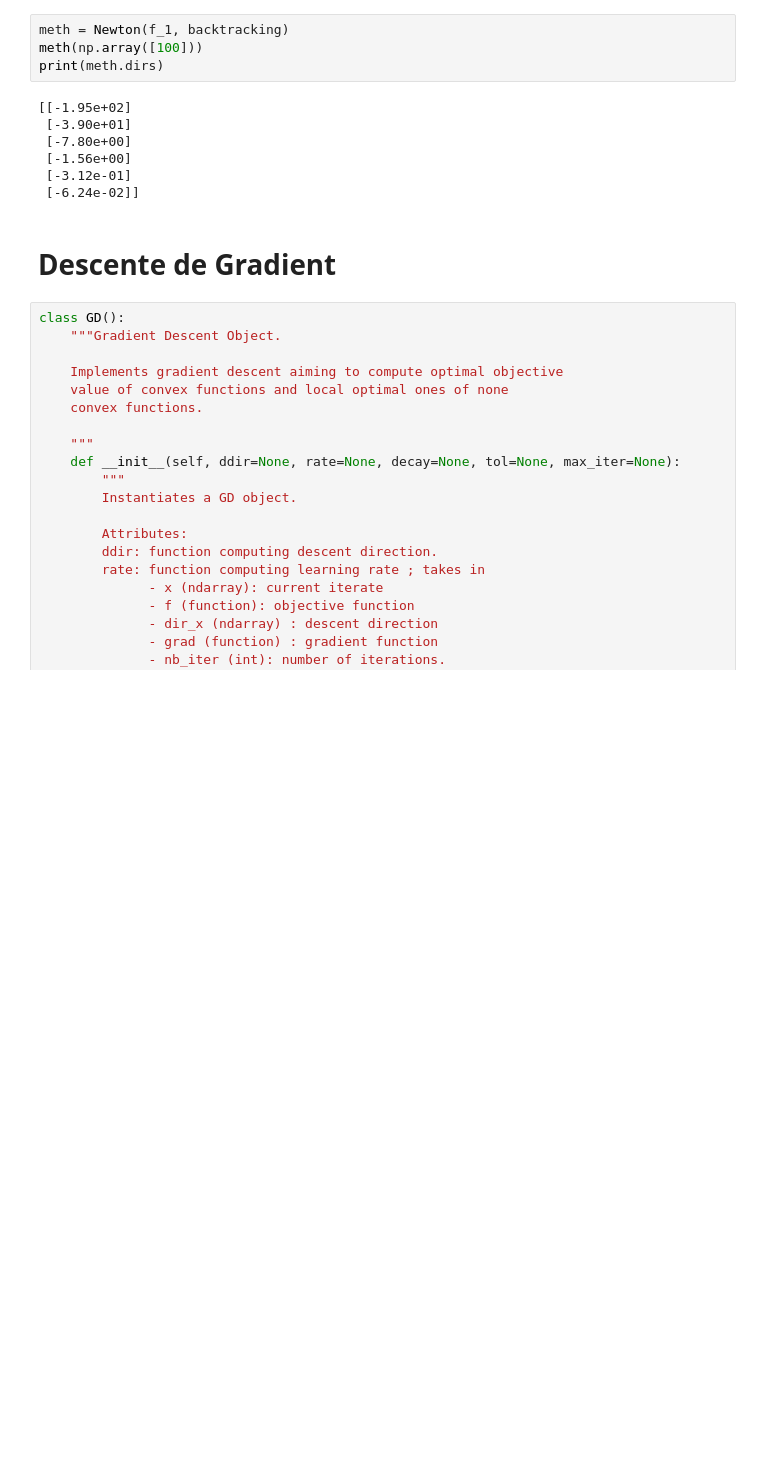
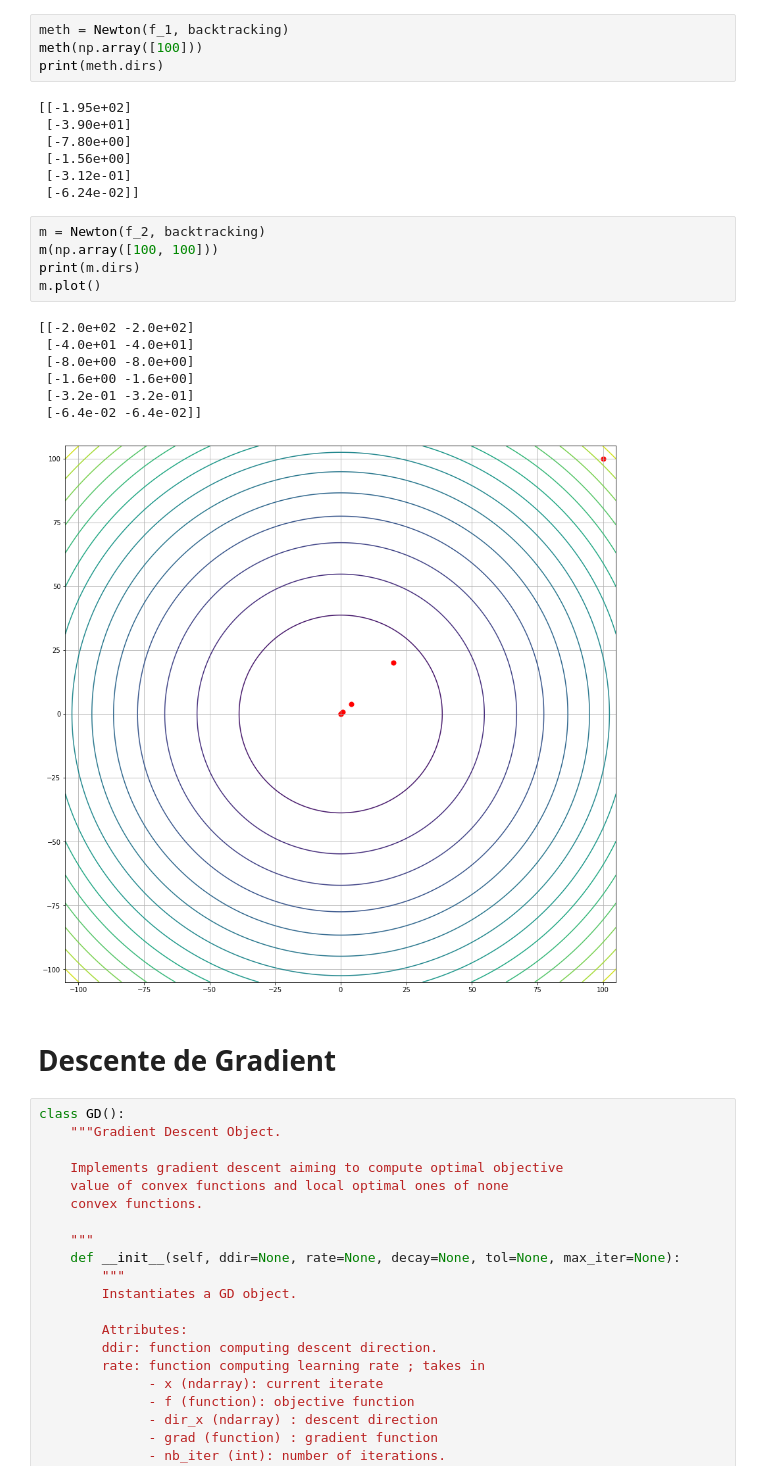
Before and after one commit to baptisteesteban/OCVXII, a Jupyter notebook: Danaé Experiment.ipynb, the cells around one changed output. Saved outputs shown, nothing was run; the diff lists cells and outputs as text; blank space fills up the shorter version.

```diff
--- a/Danaé Experiment.ipynb
+++ b/Danaé Experiment.ipynb
@@ -108,6 +108,19 @@ print(meth.dirs)
  [-1.56e+00]
  [-3.12e-01]
  [-6.24e-02]]
+# %%
+m = Newton(f_2, backtracking)
+m(np.array([100, 100]))
+print(m.dirs)
+m.plot()
+# %% [output]
+[[-2.0e+02 -2.0e+02]
+ [-4.0e+01 -4.0e+01]
+ [-8.0e+00 -8.0e+00]
+ [-1.6e+00 -1.6e+00]
+ [-3.2e-01 -3.2e-01]
+ [-6.4e-02 -6.4e-02]]
+[figure, added]
 # %% [markdown]
 # Descente de Gradient
 # %%
```
